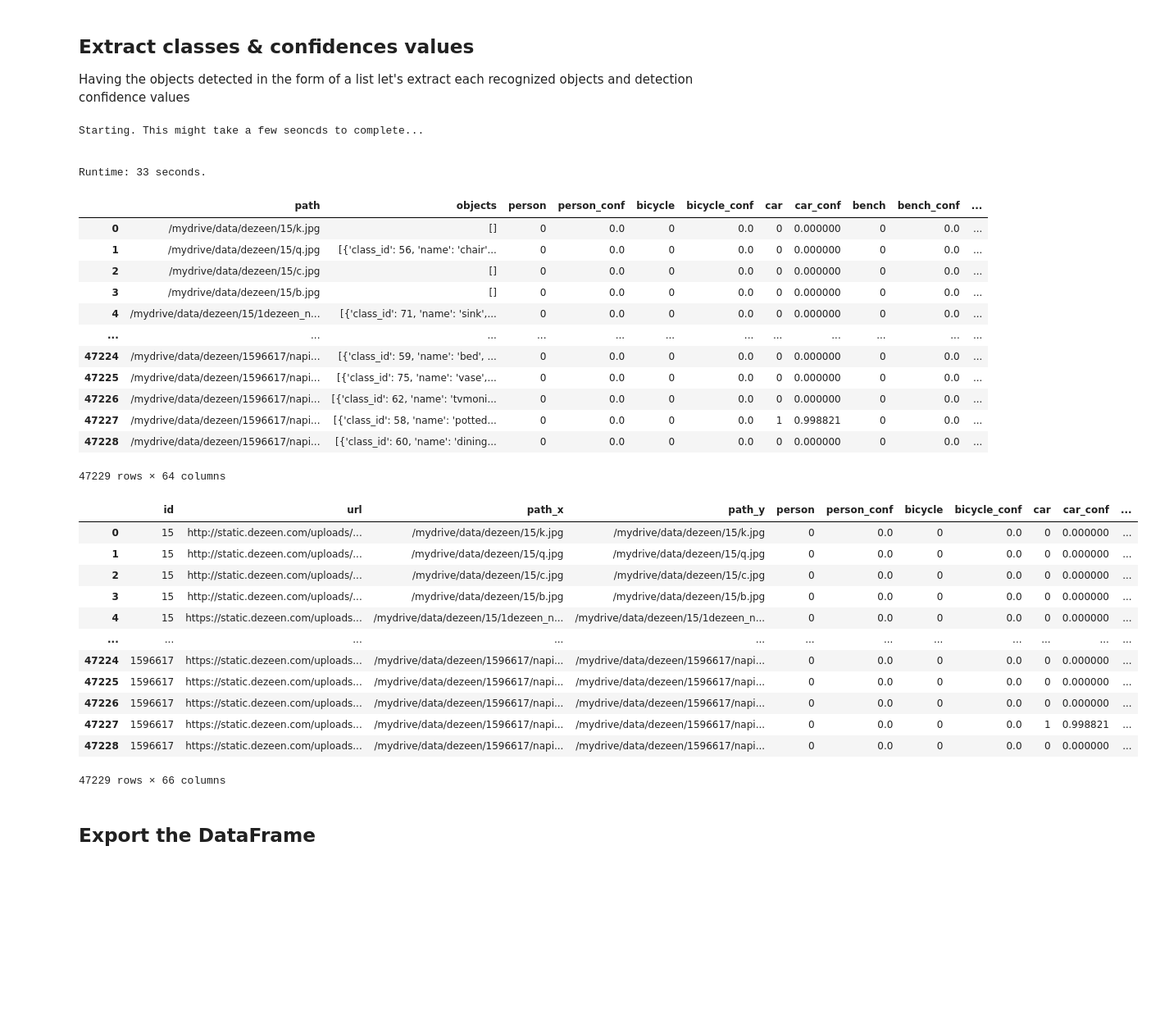
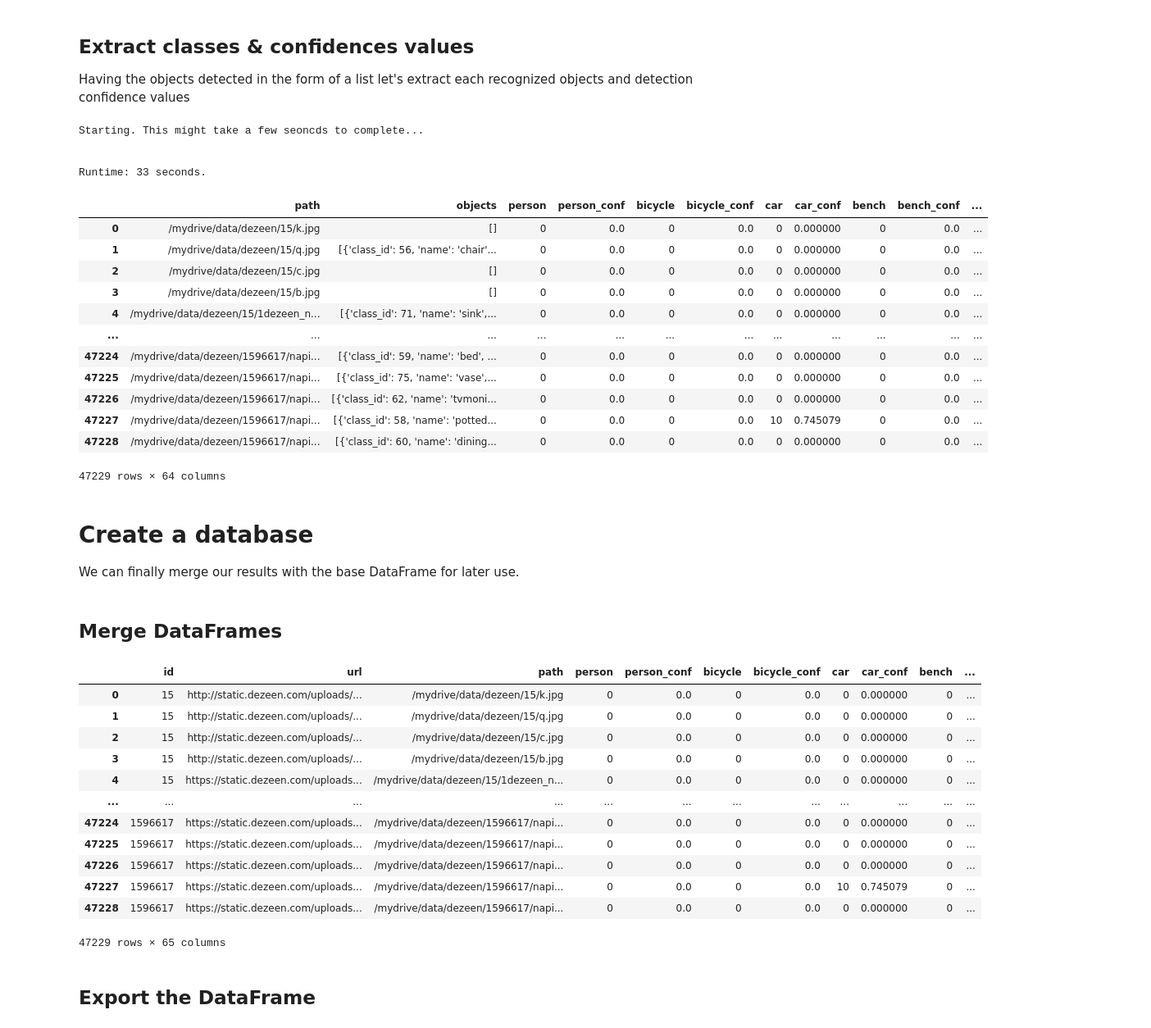
Before and after one commit to rickkk856/dezeenAI, a Jupyter notebook: 3_ObjectDetectionBasic.ipynb, the cells around one changed output. Shown: that part at 82% size. Drawn from its saved outputs; the diff is of its cells as text; code cells hidden in the pictures; blank space fills up the shorter version.

Commit message:
Search engine - object detection v2

```diff
--- a/3_ObjectDetectionBasic.ipynb
+++ b/3_ObjectDetectionBasic.ipynb
@@ -527,7 +527,8 @@ def extractClassQuantityConfidence(objects, class_name):
   class_name (str): Name of a class
 
   Returns:
-  Boolean value (True/False)
+  Number of objects of a perticular class (int)
+  Average confidence values of detections (float)
   '''
 
   # set default values
@@ -539,8 +540,8 @@ def extractClassQuantityConfidence(objects, class_name):
     # check if matches and update values
     if obj['name'] == class_name:
       conf.append(obj['confidence'])
-      number =+ 1
-      break
+      number += 1
+      # break
 
   if number > 0:
     # calculate mean average confidence
@@ -583,29 +584,36 @@ Runtime: 33 seconds.
 | 47224 | /mydrive/data/dezeen/1596617/napi... | [{'class_id': 59, 'name': 'bed', ... | 0 | 0.0 | 0 | 0.0 | 0 | 0.000000 | 0 | 0.0 | ... |
 | 47225 | /mydrive/data/dezeen/1596617/napi... | [{'class_id': 75, 'name': 'vase',... | 0 | 0.0 | 0 | 0.0 | 0 | 0.000000 | 0 | 0.0 | ... |
 | 47226 | /mydrive/data/dezeen/1596617/napi... | [{'class_id': 62, 'name': 'tvmoni... | 0 | 0.0 | 0 | 0.0 | 0 | 0.000000 | 0 | 0.0 | ... |
-| 47227 | /mydrive/data/dezeen/1596617/napi... | [{'class_id': 58, 'name': 'potted... | 0 | 0.0 | 0 | 0.0 | 1 | 0.998821 | 0 | 0.0 | ... |
+| 47227 | /mydrive/data/dezeen/1596617/napi... | [{'class_id': 58, 'name': 'potted... | 0 | 0.0 | 0 | 0.0 | 10 | 0.745079 | 0 | 0.0 | ... |
 | 47228 | /mydrive/data/dezeen/1596617/napi... | [{'class_id': 60, 'name': 'dining... | 0 | 0.0 | 0 | 0.0 | 0 | 0.000000 | 0 | 0.0 | ... |
 47229 rows × 64 columns
+# %% [markdown]
+# Create a database
+We can finally merge our results with the base DataFrame for later use.
+# %% [markdown]
+## Merge DataFrames
 # %%
-# objects_df = df.merge(results_df, on='path', how='left')
-objects_df = df.merge(results_df, left_index=True, right_index=True)
+# merge on index and take only 'id' and 'url' from the base df
+objects_df = pd.merge(df[['id', 'url']], results_df, left_index=True, right_index=True)
+
+# drop objects container
 objects_df.drop(['objects'], axis=1, inplace=True)
-# objects_df.drop_duplicates(subset=['path', 'url'], inplace=True)
+
 objects_df
 # %% [output]
-|  | id | url | path_x | path_y | person | person_conf | bicycle | bicycle_conf | car | car_conf | ... |
-| 0 | 15 | http://static.dezeen.com/uploads/... | /mydrive/data/dezeen/15/k.jpg | /mydrive/data/dezeen/15/k.jpg | 0 | 0.0 | 0 | 0.0 | 0 | 0.000000 | ... |
-| 1 | 15 | http://static.dezeen.com/uploads/... | /mydrive/data/dezeen/15/q.jpg | /mydrive/data/dezeen/15/q.jpg | 0 | 0.0 | 0 | 0.0 | 0 | 0.000000 | ... |
-| 2 | 15 | http://static.dezeen.com/uploads/... | /mydrive/data/dezeen/15/c.jpg | /mydrive/data/dezeen/15/c.jpg | 0 | 0.0 | 0 | 0.0 | 0 | 0.000000 | ... |
-| 3 | 15 | http://static.dezeen.com/uploads/... | /mydrive/data/dezeen/15/b.jpg | /mydrive/data/dezeen/15/b.jpg | 0 | 0.0 | 0 | 0.0 | 0 | 0.000000 | ... |
-| 4 | 15 | https://static.dezeen.com/uploads... | /mydrive/data/dezeen/15/1dezeen_n... | /mydrive/data/dezeen/15/1dezeen_n... | 0 | 0.0 | 0 | 0.0 | 0 | 0.000000 | ... |
+|  | id | url | path | person | person_conf | bicycle | bicycle_conf | car | car_conf | bench | ... |
+| 0 | 15 | http://static.dezeen.com/uploads/... | /mydrive/data/dezeen/15/k.jpg | 0 | 0.0 | 0 | 0.0 | 0 | 0.000000 | 0 | ... |
+| 1 | 15 | http://static.dezeen.com/uploads/... | /mydrive/data/dezeen/15/q.jpg | 0 | 0.0 | 0 | 0.0 | 0 | 0.000000 | 0 | ... |
+| 2 | 15 | http://static.dezeen.com/uploads/... | /mydrive/data/dezeen/15/c.jpg | 0 | 0.0 | 0 | 0.0 | 0 | 0.000000 | 0 | ... |
+| 3 | 15 | http://static.dezeen.com/uploads/... | /mydrive/data/dezeen/15/b.jpg | 0 | 0.0 | 0 | 0.0 | 0 | 0.000000 | 0 | ... |
+| 4 | 15 | https://static.dezeen.com/uploads... | /mydrive/data/dezeen/15/1dezeen_n... | 0 | 0.0 | 0 | 0.0 | 0 | 0.000000 | 0 | ... |
 | ... | ... | ... | ... | ... | ... | ... | ... | ... | ... | ... | ... |
-| 47224 | 1596617 | https://static.dezeen.com/uploads... | /mydrive/data/dezeen/1596617/napi... | /mydrive/data/dezeen/1596617/napi... | 0 | 0.0 | 0 | 0.0 | 0 | 0.000000 | ... |
-| 47225 | 1596617 | https://static.dezeen.com/uploads... | /mydrive/data/dezeen/1596617/napi... | /mydrive/data/dezeen/1596617/napi... | 0 | 0.0 | 0 | 0.0 | 0 | 0.000000 | ... |
-| 47226 | 1596617 | https://static.dezeen.com/uploads... | /mydrive/data/dezeen/1596617/napi... | /mydrive/data/dezeen/1596617/napi... | 0 | 0.0 | 0 | 0.0 | 0 | 0.000000 | ... |
-| 47227 | 1596617 | https://static.dezeen.com/uploads... | /mydrive/data/dezeen/1596617/napi... | /mydrive/data/dezeen/1596617/napi... | 0 | 0.0 | 0 | 0.0 | 1 | 0.998821 | ... |
-| 47228 | 1596617 | https://static.dezeen.com/uploads... | /mydrive/data/dezeen/1596617/napi... | /mydrive/data/dezeen/1596617/napi... | 0 | 0.0 | 0 | 0.0 | 0 | 0.000000 | ... |
+| 47224 | 1596617 | https://static.dezeen.com/uploads... | /mydrive/data/dezeen/1596617/napi... | 0 | 0.0 | 0 | 0.0 | 0 | 0.000000 | 0 | ... |
+| 47225 | 1596617 | https://static.dezeen.com/uploads... | /mydrive/data/dezeen/1596617/napi... | 0 | 0.0 | 0 | 0.0 | 0 | 0.000000 | 0 | ... |
+| 47226 | 1596617 | https://static.dezeen.com/uploads... | /mydrive/data/dezeen/1596617/napi... | 0 | 0.0 | 0 | 0.0 | 0 | 0.000000 | 0 | ... |
+| 47227 | 1596617 | https://static.dezeen.com/uploads... | /mydrive/data/dezeen/1596617/napi... | 0 | 0.0 | 0 | 0.0 | 10 | 0.745079 | 0 | ... |
+| 47228 | 1596617 | https://static.dezeen.com/uploads... | /mydrive/data/dezeen/1596617/napi... | 0 | 0.0 | 0 | 0.0 | 0 | 0.000000 | 0 | ... |
-47229 rows × 66 columns
+47229 rows × 65 columns
 # %% [markdown]
 ## Export the DataFrame
 # %%
```
Also changed, not shown: parts of 1 cell of this notebook, 2 other files.
